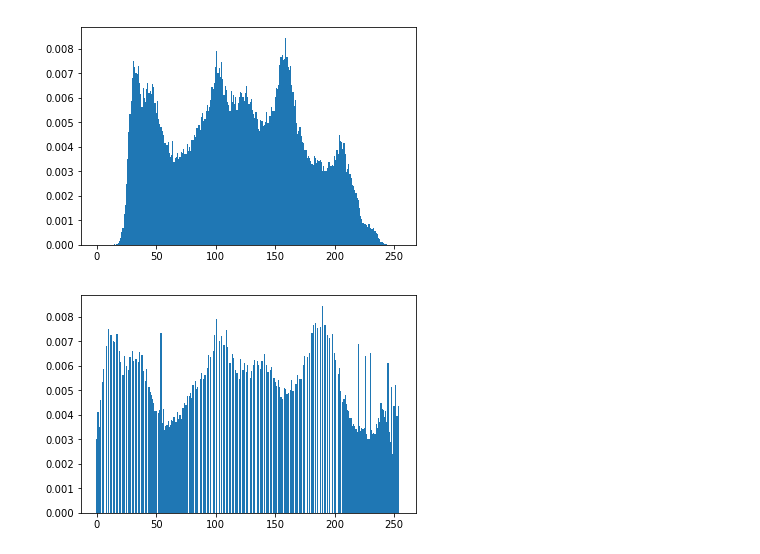
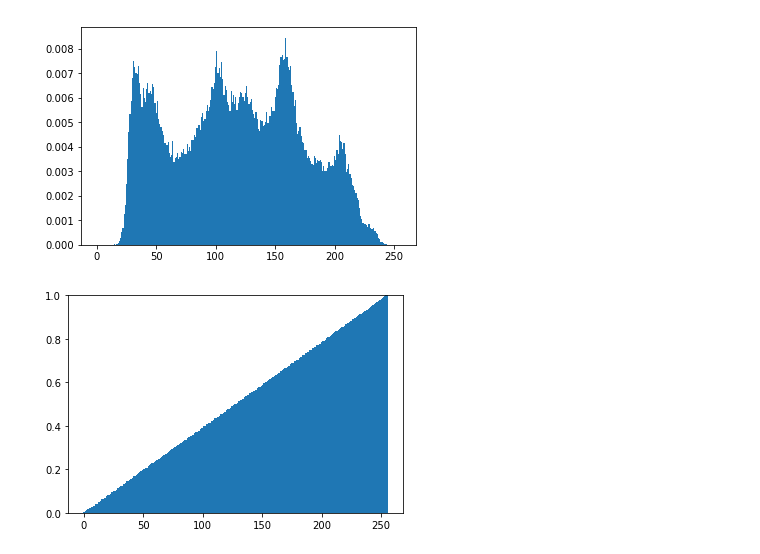
Before and after one commit to jbayardo/dip-tp1, a Jupyter notebook: Práctica 1.ipynb, the cells around one changed output. Drawn from its saved outputs; the diff is of its cells as text; code cells hidden in the pictures.

```diff
--- a/Práctica 1.ipynb
+++ b/Práctica 1.ipynb
@@ -151,7 +154,7 @@ def imcountarr(A):
 Computa un arreglo de frecuencias relativas para cada brillo
 '''
 def imrelfreq(A):
-    return imcountarr(A).astype(np.double) / float(A.shape[0] * A.shape[1])
+    return imcountarr(A).astype(np.double) / np.prod(A.shape, dtype=np.double)
 
 '''
 Dibuja el histograma de brillos
@@ -168,16 +171,29 @@ imhist(A)
 # Ejercicios 6, 7, y 8
 # %%
 '''
-Computa un arreglo de sumas parciales de frecuencias relativas para todos los brillos menores. Es decir, la función de distirbución acumulada.
+Aplica una transformación de brillos T a una imágen A
+'''
+def imhisttrans(A, T):
+    assert T.shape == (256,)
+    return np.take(T, A)
+
+'''
+Computa un arreglo de sumas parciales de todos los índices menores.
+'''
+def cumhist(P):
+    S = np.zeros(shape=(len(P),), dtype=np.double)
+    cumulative = 0.0
+    for i in range(len(P)):
+        cumulative += P[i]
+        S[i] = cumulative
+    return S
+
+'''
+Computa un arreglo de sumas parciales de frecuencias relativas para todos los brillos. Es decir, la función de distribución acumulada.
 '''
 def imcumrelfreq(A):
     Ns = imrelfreq(A)
-    S = np.zeros(shape=(256,))
-    cumulative = 0.0
-    for i in range(len(Ns)):
-        cumulative += Ns[i]
-        S[i] = cumulative
-    return S
+    return cumhist(imrelfreq(A))
 
 '''
 Dibuja el histograma de la función de distribución acumulada para los brillos
@@ -189,13 +205,6 @@ def imcumhist(A):
     plt.show()
 
 '''
-Aplica una transformación de brillos T a una imágen A
-'''
-def imhisttrans(A, T):
-    assert T.shape == (256,)
-    return np.take(T, A)
-
-'''
 Linearización de histogramas
 '''
 def imaucontrast(A, L=256):
@@ -229,6 +242,9 @@ ski.io.imshow(imaucontrast(imaucontrast(A)))
 Convierte el histograma de brillos de `A en el histograma de brillos acumulado especificado por `E`
 '''
 def imspecmatching(A, E):
+    assert len(E) == 256
+    assert E[-1] == 1.0
+
     # CDF real de los brillos de la imágen
     R = imcumrelfreq(A)
     T = np.zeros(256, dtype=np.uint8)
@@ -246,5 +262,3 @@ def imspecnorm(A, mean, stddev):
     # CDF esperada de los brillos de la imágen
     E = sps.norm.cdf(np.arange(256), loc=mean, scale=stddev)
     return imspecmatching(A, E)
-
-ski.io.imshow(imspecnorm(A, 128, 8))
@@ -258,7 +278,7 @@ def imresidualhist(A, lam):
     if lam == 0.0:
         return imaucontrast(A)
 
-    U = sps.uniform.cdf(np.arange(256))
+    U = sps.uniform.cdf(np.arange(256), loc=0, scale=255)
     H0 = imcumrelfreq(A)
     E = (H0 + lam * U) / (1 + lam)
     return imspecmatching(A, E)
@@ -267,6 +287,6 @@ imhist(B)
 # %% [output]
 [figure]
 # %%
-imhist(imresidualhist(B, 0.0))
+imcumhist(imresidualhist(B, 0.0))
 # %% [output]
-[figure, old version]
+[figure, new version]
```
Also changed, not shown: parts of 21 cells of this notebook.
